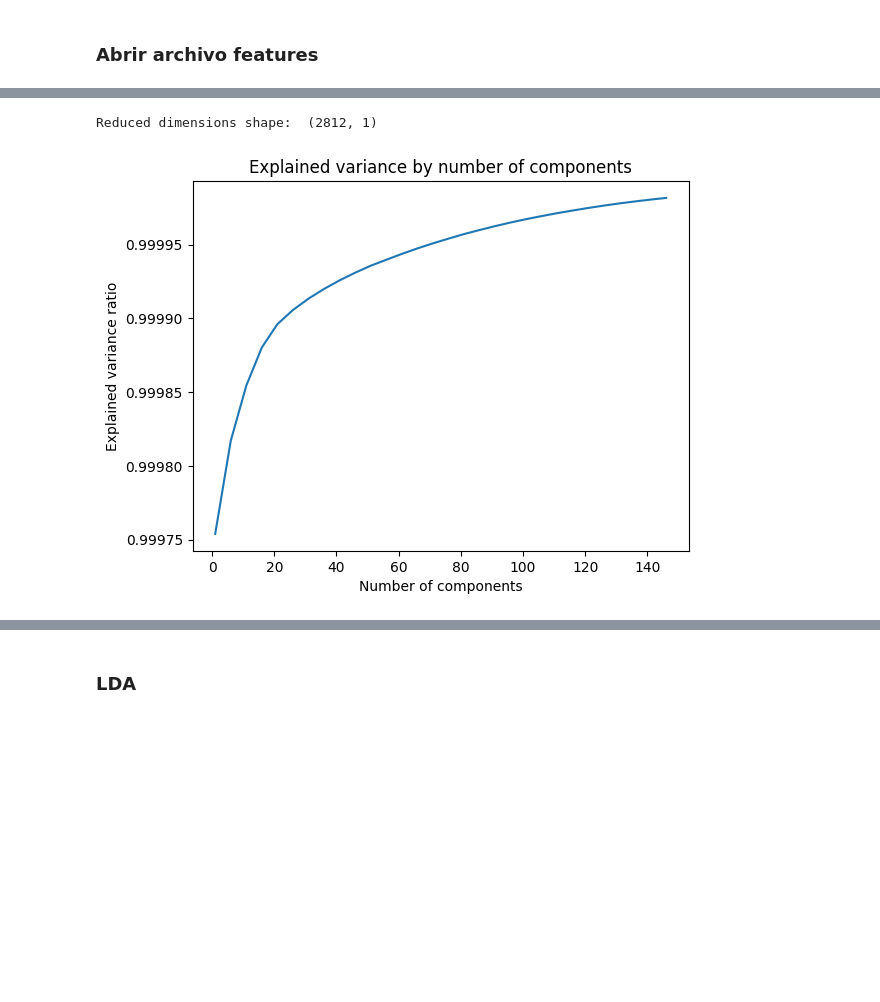
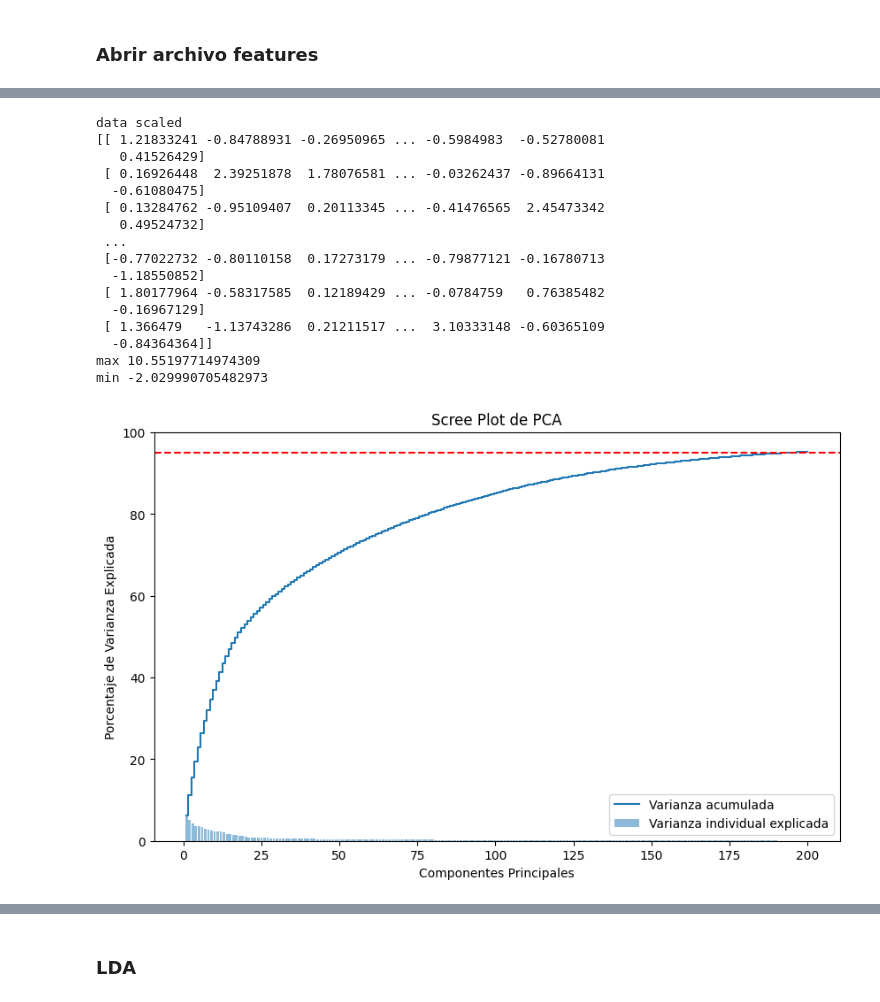
Before and after one commit to pieroGJ121/ML_proyecto_3, a Jupyter notebook: dimensionality_reduction.ipynb, the cells around one changed output, grey strips where cells are left out. Saved outputs shown, nothing was run; the diff lists cells and outputs as text; code cells hidden in the pictures; blank space fills up the shorter version.

```diff
--- a/dimensionality_reduction.ipynb
+++ b/dimensionality_reduction.ipynb
@@ -83,23 +46,53 @@ AttributeError: PCA has none of the following attributes: predict.
-# %%
-print("Reduced dimensions shape: ", X_pca.shape)
-# %% [output]
-Reduced dimensions shape:  (2812, 1)
-# %%
-def graph_components(n_components_range, dim_red_obj):
-    explained_variance = []
-    # Loop over the range of components and calculate the explained variance
-    for n_components in n_components_range:
-        dim_red_obj.set_params(n_components=n_components)
-        dim_red_obj.fit(X)
-        explained_variance.append(dim_red_obj.explained_variance_ratio_.sum())
-
-    # Plot the explained variance
-    plt.plot(n_components_range, explained_variance)
-    plt.xlabel('Number of components')
-    plt.ylabel('Explained variance ratio')
-    plt.title('Explained variance by number of components')
-    plt.show()
-# %%
-graph_components(n_components_range,pca)
-# %% [output]
-[figure, removed]
+# %%
+import matplotlib.pyplot as plt
+from sklearn.decomposition import PCA
+from sklearn.preprocessing import StandardScaler
+from sklearn.model_selection import GridSearchCV
+
+scaler = StandardScaler()
+data_scaled = scaler.fit_transform(X_train)
+
+print("data scaled")
+print(data_scaled)
+print("max", np.max(data_scaled))
+print("min", np.min(data_scaled))
+
+X_train_scaled = data_scaled
+
+# Define the parameter grid
+
+# Ajustar el PCA
+pca = PCA(n_components=200)
+pca.fit(X_train_scaled)
+
+
+# Porcentaje de varianza explicada por cada componente
+varianza_explicada = pca.explained_variance_ratio_ * 100
+
+# Número de componentes
+num_componentes = np.arange(len(varianza_explicada)) + 1
+
+#print(varianza_explicada)
+#print(num_components)
+#print(pca.explained_variance_ratio_.sum())
+#print(pca.singular_values_)
+
+graph_components(num_componentes, "PCA", varianza_explicada)
+# %% [output]
+data scaled
+[[ 1.21833241 -0.84788931 -0.26950965 ... -0.5984983  -0.52780081
+   0.41526429]
+ [ 0.16926448  2.39251878  1.78076581 ... -0.03262437 -0.89664131
+  -0.61080475]
+ [ 0.13284762 -0.95109407  0.20113345 ... -0.41476565  2.45473342
+   0.49524732]
+ ...
+ [-0.77022732 -0.80110158  0.17273179 ... -0.79877121 -0.16780713
+  -1.18550852]
+ [ 1.80177964 -0.58317585  0.12189429 ... -0.0784759   0.76385482
+  -0.16967129]
+ [ 1.366479   -1.13743286  0.21211517 ...  3.10333148 -0.60365109
+  -0.84364364]]
+max 10.55197714974309
+min -2.029990705482973
+[figure, added]
```
Also changed, not shown: parts of 13 cells of this notebook.
